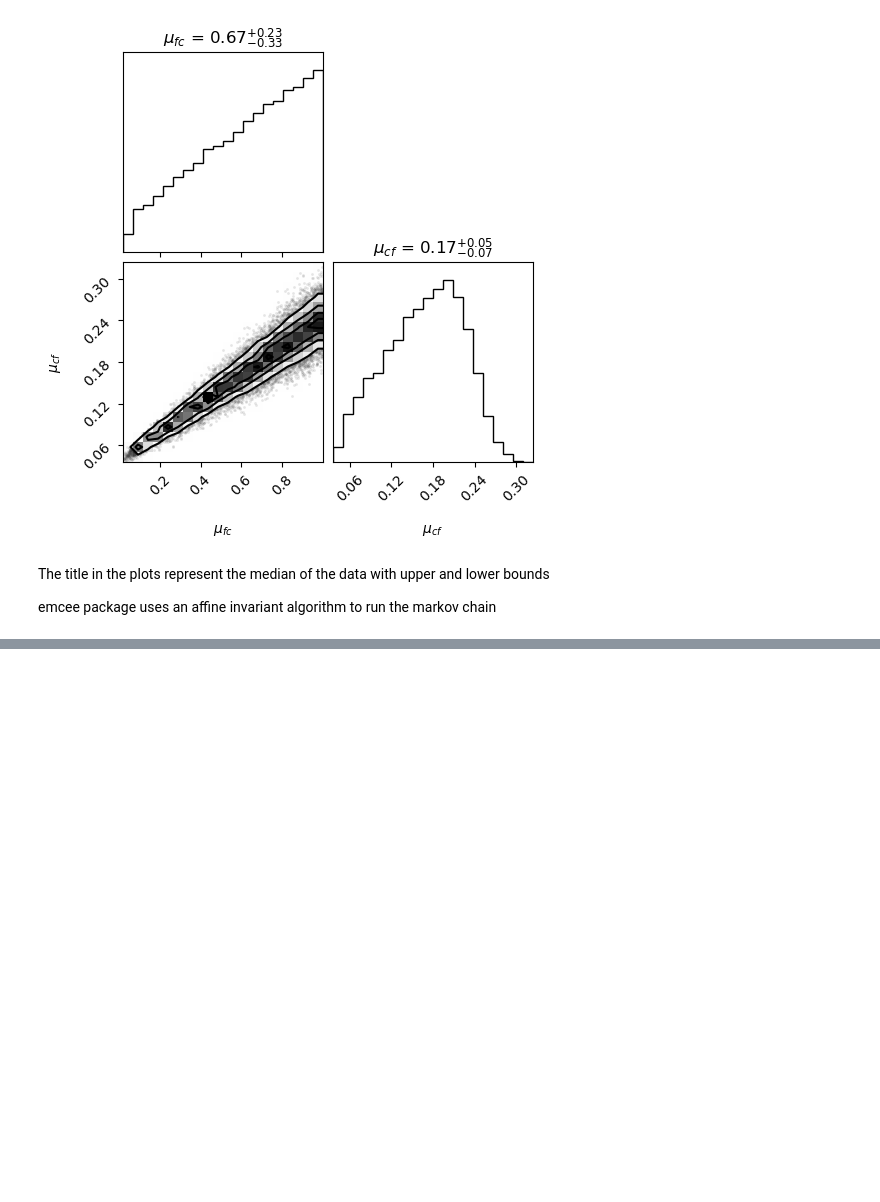
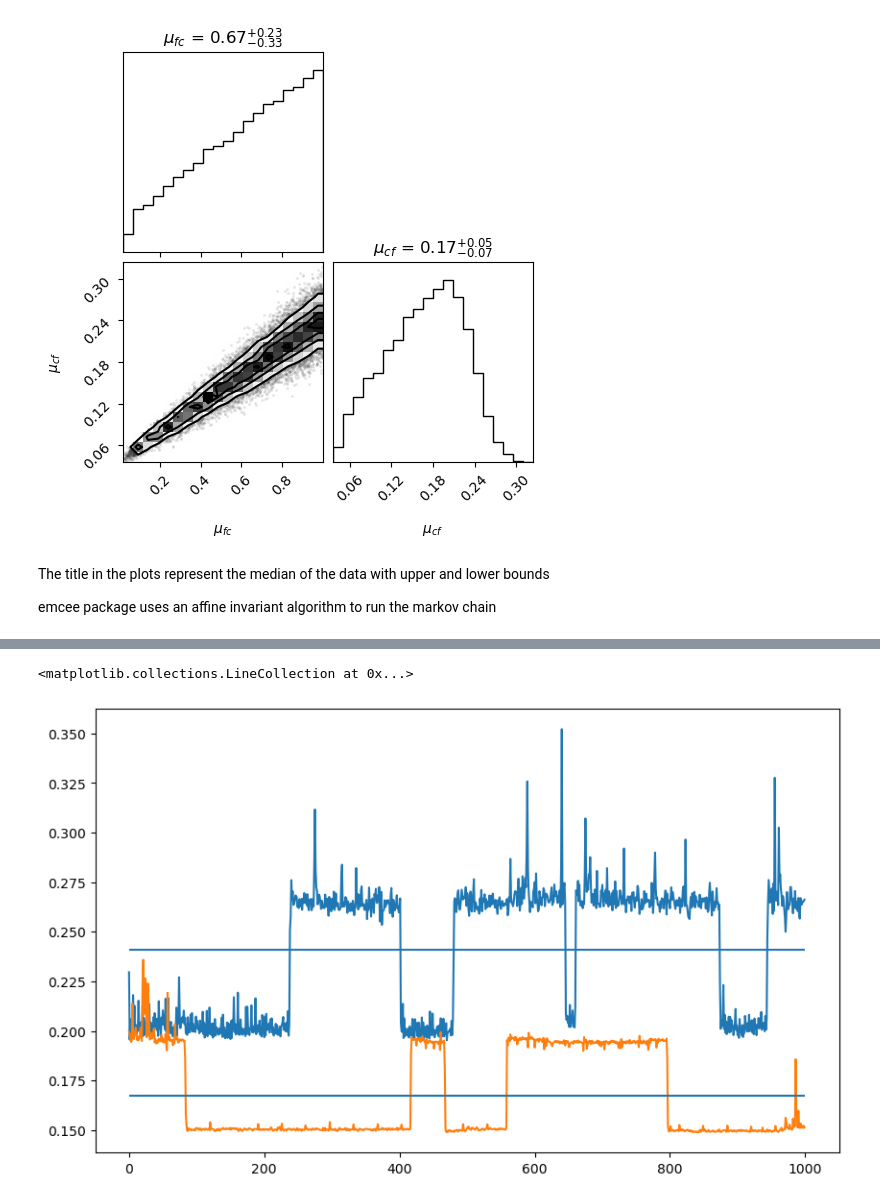
Before and after one commit to mpedraza98/trna, a Jupyter notebook: MCMC_parameters_parallel.ipynb, the cells around one changed output, grey strips where cells are left out. Drawn from its saved outputs; the diff is of its cells as text; code cells hidden in the pictures; blank space fills up the shorter version.

```diff
--- a/MCMC_parameters_parallel.ipynb
+++ b/MCMC_parameters_parallel.ipynb
@@ -266,0 +277,9 @@ emcee package uses an affine invariant algorithm to run the markov chain
+# %%
+from time import perf_counter
+model = np.zeros(1000)
+model2 = np.zeros(1000)
+for i in range(1000):
+    t1 = perf_counter()
+    model_experiment.run_experiment()
+    t2 = perf_counter()
+    model[i] = t2 - t1
@@ -266,0 +304,15 @@ emcee package uses an affine invariant algorithm to run the markov chain
+# %%
+for i in range(1000):
+    t3 = perf_counter()
+    model_experiment.run_experiment2()
+    t4 = perf_counter()
+    model2[i] = t4-t3
+# %%
+plt.figure(figsize = (10, 6))
+plt.plot(model)
+plt.plot(model2)
+plt.hlines(xmin = 0, xmax = 1000, y = model.mean())
+plt.hlines(xmin = 0, xmax = 1000, y = model2.mean())
+# %% [output]
+<matplotlib.collections.LineCollection at 0x...>
+[figure, added]
```
Also changed, not shown: parts of 18 cells of this notebook, 3 other files.
